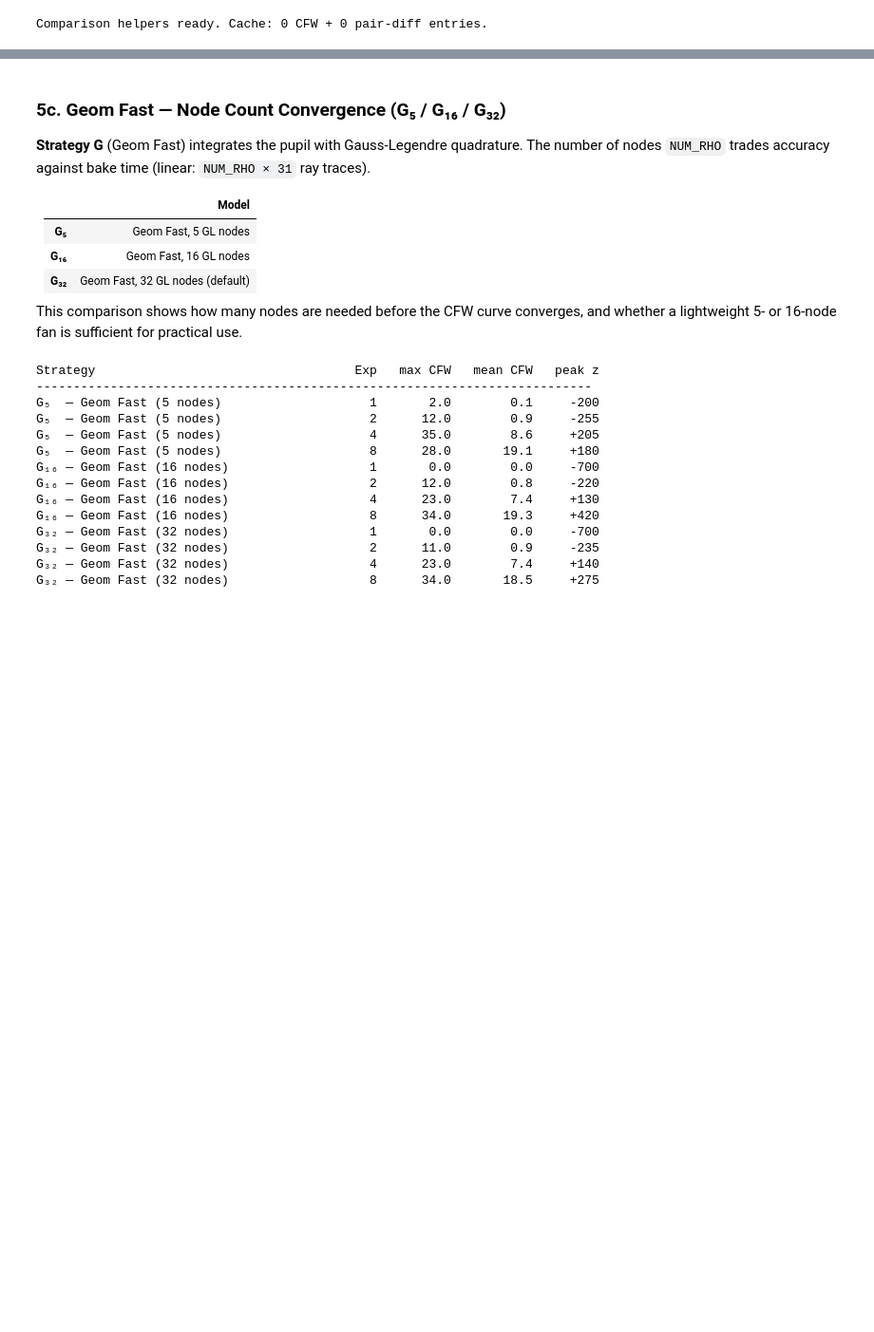
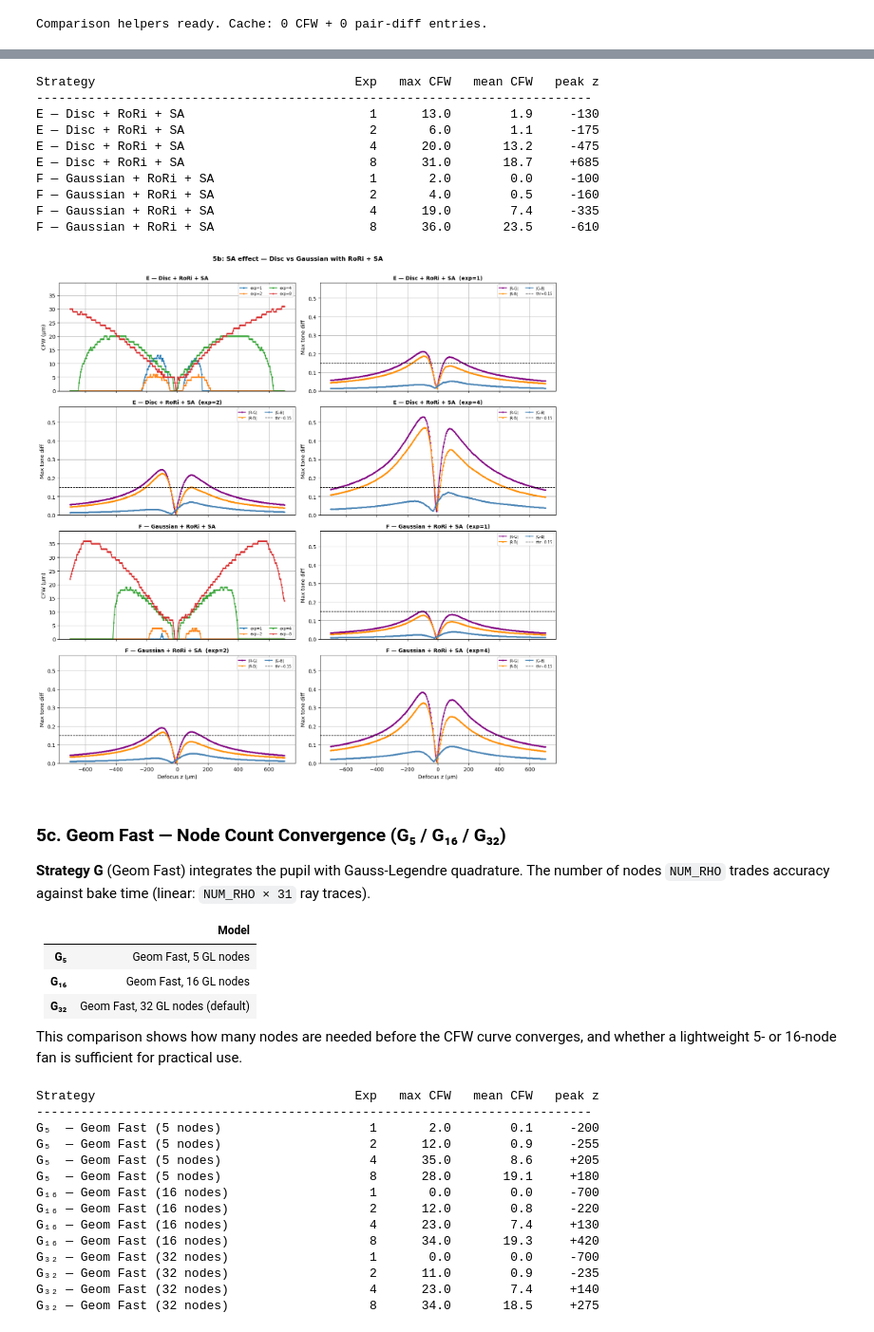
Before and after one commit to Leyangf/ColorFringeCalculation, a Jupyter notebook: examples/cfw_geom_demo.ipynb, the cells around one changed output, grey strips where cells are left out. Shown at 95% size. Cells and saved outputs as stored; diff of their text form; code cells hidden in the pictures; blank space fills up the shorter version.

```diff
--- a/examples/cfw_geom_demo.ipynb
+++ b/examples/cfw_geom_demo.ipynb
@@ -1032,3 +987,26 @@ F — Gaussian + RoRi-4 + SA                   8      36.0       22.7     +545
+# %%
+_chl_rori = rori_curve[:, 1]
+_sa_rori  = spot_curve[:, 1]
+
+plot_comparison([
+    {"label": "E — Disc + RoRi + SA",     "psf_mode": "disc",
+     "chl_curve": _chl_rori, "sa_curve": _sa_rori},
+    {"label": "F — Gaussian + RoRi + SA", "psf_mode": "gauss",
+     "chl_curve": _chl_rori, "sa_curve": _sa_rori},
+], suptitle="5b: SA effect — Disc vs Gaussian with RoRi + SA",
+   pd_exposures=_PD_EXPOSURES)
+# %% [output]
+Strategy                                   Exp   max CFW   mean CFW   peak z
+---------------------------------------------------------------------------
+E — Disc + RoRi + SA                         1      13.0        1.9     -130
+E — Disc + RoRi + SA                         2       6.0        1.1     -175
+E — Disc + RoRi + SA                         4      20.0       13.2     -475
+E — Disc + RoRi + SA                         8      31.0       18.7     +685
+F — Gaussian + RoRi + SA                     1       2.0        0.0     -100
+F — Gaussian + RoRi + SA                     2       4.0        0.5     -160
+F — Gaussian + RoRi + SA                     4      19.0        7.4     -335
+F — Gaussian + RoRi + SA                     8      36.0       23.5     -610
+[figure, added]
 # %% [markdown]
 ### 5c. Geom Fast — Node Count Convergence (G₅ / G₁₆ / G₃₂)
 
```
Also changed, not shown: parts of 16 cells of this notebook, 7 other files.
